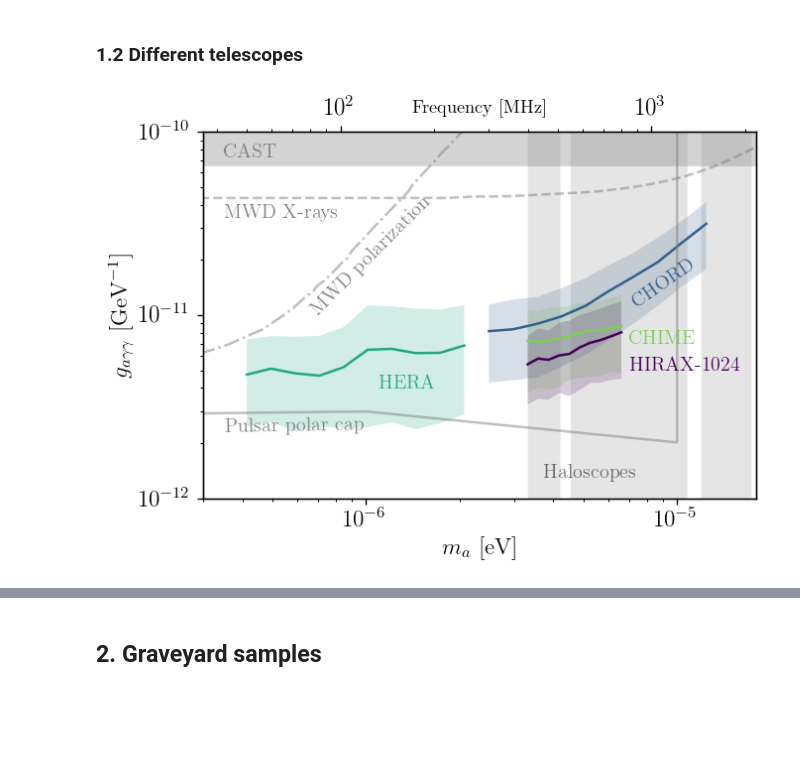
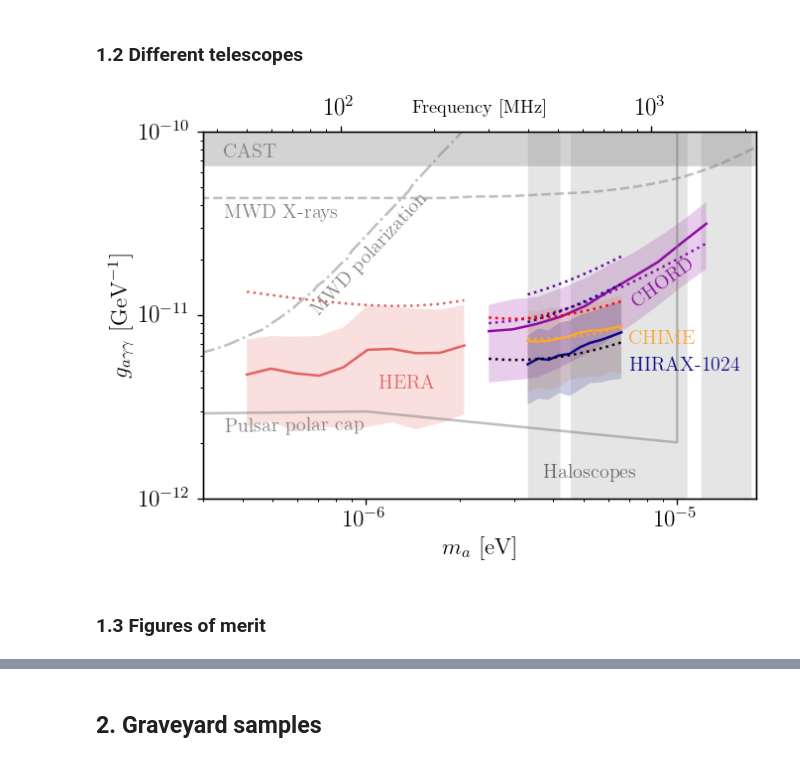
Before and after one commit to yitiansun/axion-mirror, a Jupyter notebook: estimates/plotting.ipynb, the cells around one changed output, grey strips where cells are left out. Cells and saved outputs as stored; diff of their text form; code cells hidden in the pictures; blank space fills up the shorter version.

Commit message:
estimates and burstt

```diff
--- a/estimates/plotting.ipynb
+++ b/estimates/plotting.ipynb
@@ -104,6 +120,7 @@ from config import pc_dict
 pc_names = ['CHIME', 'HERA', 'CHORD', 'HIRAX1024']
 plot_all_samples = False
 inline_legend = True
+crude_estimate_pc_names = ['CHIME', 'HERA', 'CHORD', 'HIRAX256', 'HIRAX1024', 'BURSTT256', 'BURSTT2048']
 
 label_dict = {
     'CHIME' : 'CHIME (5 years)',
@@ -113,11 +130,13 @@ label_dict = {
     'HIRAX1024' : 'HIRAX-1024 (5 years)',
 }
 color_dict = {
-    'CHIME' : cms['viridis'](0.8),
-    'HERA' : cms['viridis'](0.6),
-    'CHORD' : cms['viridis'](0.3),
-    'HIRAX256' : cms['viridis'](0.2),
-    'HIRAX1024' : cms['viridis'](0.0),
+    'CHIME' : cms['plasma'](0.8),
+    'HERA' : cms['plasma'](0.6),
+    'CHORD' : cms['plasma'](0.3),
+    'HIRAX256' : cms['plasma'](0.2),
+    'HIRAX1024' : cms['plasma'](0.0),
+    'BURSTT256' : 'r',
+    'BURSTT2048' : 'k',
 }
 
 fig, ax = plt.subplots()
@@ -146,40 +165,50 @@ for pc_name in pc_names:
                 ax.fill_between(ma_arr, np.quantile(gagg_arr, 0.95, axis=0), np.quantile(gagg_arr, 0.05, axis=0),
                                 alpha=0.2, facecolor=color, edgecolor='none')
 
+for pc_name in crude_estimate_pc_names:
+    pc = pc_dict[pc_name]
+    nu_est_s = pc.nu_s
+    gagg_est_s = pc.telescope.crude_estimate(nu_est_s)
+    ma_est_s = 4 * np.pi * uc.hbar * nu_est_s / uc.eV
+    color = color_dict[pc_name]
+    ax.plot(ma_est_s, gagg_est_s, color=color, ls=':')
+
 ax.fill_between([1e-8, 1e-4], uc.gagg_CAST/uc.invGeV, 1e-8, color='lightgray')
 ax.text(3.5e-7, 7.3e-11, 'CAST', color='gray')
 limit_ma_arr, limit_gagg_arr = np.loadtxt("../data/limits/PulsarPolarCap.txt", unpack=True)
 ax.plot(limit_ma_arr, limit_gagg_arr, color='gray', ls='-', alpha=0.5)
 ax.text(3.5e-7, 2.3e-12, 'Pulsar polar cap', color='gray', rotation=1)
 limit_ma_arr, limit_gagg_arr = np.loadtxt("../data/limits/MWDPolarisation.txt", unpack=True)
 ax.plot(limit_ma_arr, limit_gagg_arr, color='gray', ls='-.', alpha=0.5)
-ax.text(6.5e-7, 1e-11, 'MWD polarization', color='gray', rotation=45)
+ax.text(6.5e-7, 1e-11, 'MWD polarization', color='gray', rotation=47)
 limit_ma_arr, limit_gagg_arr = np.loadtxt("../data/limits/MWDXrays.txt", unpack=True)
 ax.plot(limit_ma_arr, limit_gagg_arr, color='gray', ls='--', alpha=0.5)
 ax.text(3.5e-7, 3.4e-11, 'MWD X-rays', color='gray')
 limit_ma_arr, limit_gagg_arr = np.loadtxt("../data/limits/ADMX2021.txt", unpack=True)
 ax.fill_between(limit_ma_arr, limit_gagg_arr, np.full_like(limit_gagg_arr, 1), color='gray', alpha=0.2, ec=None)
 limit_ma_arr, limit_gagg_arr = np.loadtxt("../data/limits/RBF_UF_Haloscopes.txt", unpack=True)
 ax.fill_between(limit_ma_arr, limit_gagg_arr, np.full_like(limit_gagg_arr, 1), color='gray', alpha=0.2, ec=None)
 ax.text(3.7e-6, 1.3e-12, 'Haloscopes', color=cms['binary'](0.6))
 
 ax.set(yscale='log', xscale='log')
 ax.set(xlim=(3e-7, 1.8e-5), ylim=(1e-12, 1e-10))
 ax.set(xlabel='$m_a$ [eV]', ylabel=r'$g_{a\gamma\gamma}$ [GeV$^{-1}$]')
 
 ax_top = ax.twiny()
 ax_top.set(xscale=ax.get_xscale())
 ax_top.set_xlim(np.array(ax.get_xlim()) * uc.eV / (4 * np.pi * uc.hbar))
 ax_top.set_xlabel('Frequency [MHz]', fontsize=11)
 ax_top.xaxis.set_label_coords(0.5, 1.05)
 
 if inline_legend:
     ax.text(1.1e-6, 4e-12, 'HERA', color=color_dict['HERA'])
-    ax.text(7e-6, 11e-12, 'CHORD', color=color_dict['CHORD'], rotation=35)
+    ax.text(7e-6, 11e-12, 'CHORD', color=color_dict['CHORD'], rotation=36)
     ax.text(7e-6, 7e-12, 'CHIME', color=color_dict['CHIME'])
     ax.text(7e-6, 5e-12, 'HIRAX-1024', color=color_dict['HIRAX1024'])
 else:
     ax.legend(loc='upper right', fontsize=10)
-fig.savefig('../outputs/reach_plots/all.pdf')
+#fig.savefig('../outputs/reach_plots/all.pdf')
 # %% [output]
-[figure, old version]
+[figure, new version]
+# %% [markdown]
+### 1.3 Figures of merit
```
Also changed, not shown: parts of 3 cells of this notebook, 6 other files.
